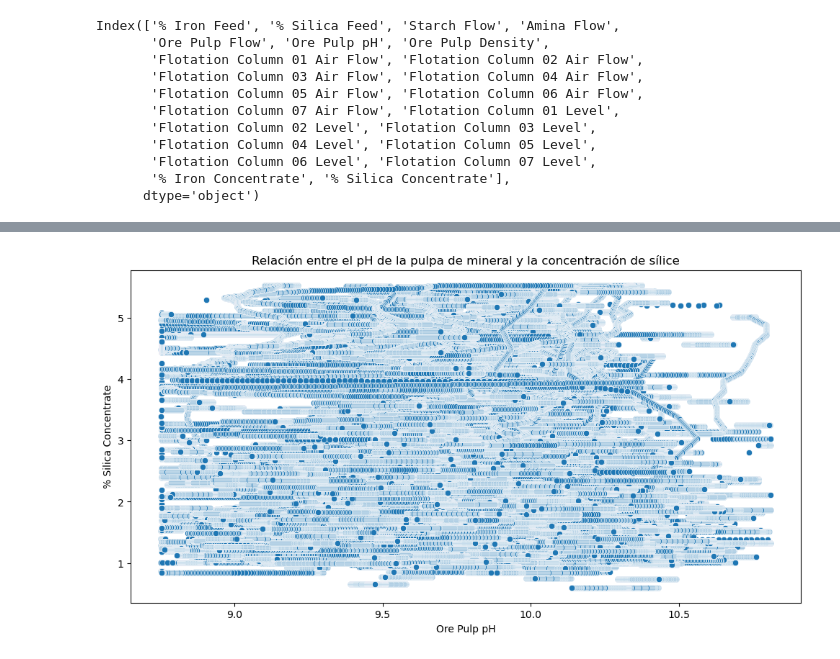
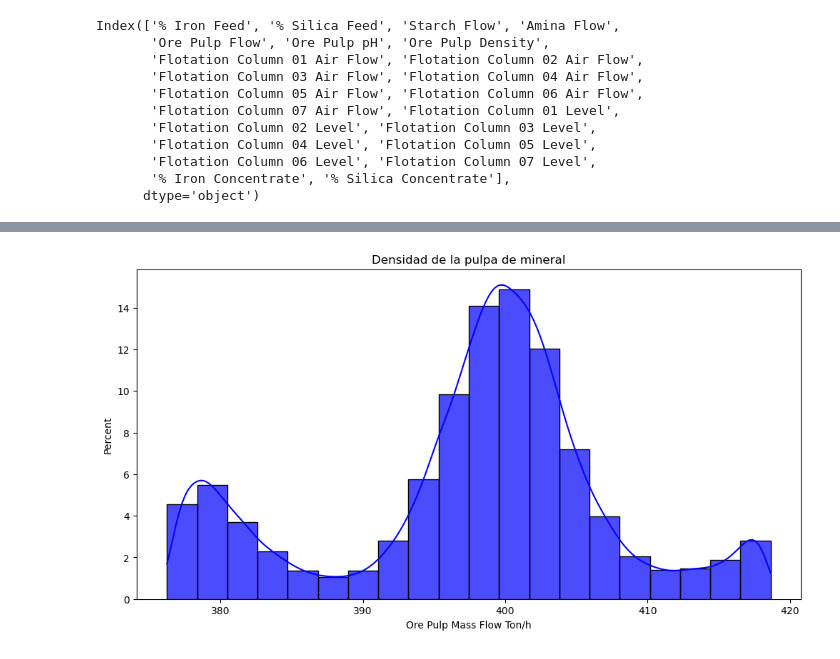
Before and after one commit to JohnLopez15/Mineria_2, a Jupyter notebook: notebook.ipynb, the cells around one changed output, grey strips where cells are left out. Saved outputs shown, nothing was run; the diff lists cells and outputs as text; code cells hidden in the pictures.

Commit message:
Se inicia el analisis de variables conjugadas, se encuentran relaciones entre ellas para elaboración de un modelo de ML

```diff
--- a/notebook.ipynb
+++ b/notebook.ipynb
@@ -66,11 +67,22 @@ columnas = ['% Iron Feed', '% Silica Feed', 'Starch Flow', 'Amina Flow',
        'Ore Pulp Flow', 'Ore Pulp pH', 'Ore Pulp Density',
        '% Iron Concentrate', '% Silica Concentrate']
 data_01 = data_01[columnas]
+columnas_nuevo_nombre = ['% Iron Feed', '% Silica Feed', 'Starch Flow m3/h', 'Amina Flow m3/h',
+       'Ore Pulp Mass Flow Ton/h', 'Ore Pulp pH', 'Ore Pulp Density kg/L',
+       '% Iron Concentrate', '% Silica Concentrate']
+data_01.columns = columnas_nuevo_nombre
 # %%
 
 data_01["Fe rise"] = (data_01["% Iron Concentrate"] - data_01["% Iron Feed"])/data_01["% Iron Feed"]
+data_01["Si fall"] = (data_01["% Silica Concentrate"] - data_01["% Silica Feed"])/data_01["% Silica Feed"]*-1
+data_01["FeSi_inicial"]= data_01["% Iron Feed"] / data_01["% Silica Feed"]
+data_01["FeSi_final"]= data_01["% Iron Concentrate"] / data_01["% Silica Concentrate"]
+data_01["FeSi_rise"] = (data_01["FeSi_final"] - data_01["FeSi_inicial"])/data_01["FeSi_inicial"]
+data_01["Starch/ore m3/ton"]= data_01["Starch Flow m3/h"] / data_01["Ore Pulp Mass Flow Ton/h"]
+data_01["Amina/ore m3/ton"]= data_01["Amina Flow m3/h"] / data_01["Ore Pulp Mass Flow Ton/h"]
+
 plt.figure(figsize=(12, 6))
-sns.heatmap(data_01.corr(), annot=True, cmap='coolwarm')
+sns.heatmap(data_01.corr(), annot=True, cmap='coolwarm',vmin=-1, vmax=1)
 plt.title('Correlación de variables')
 plt.show()
 # %% [output]
@@ -94,7 +121,12 @@ plt.show()
 # %%
 plt.figure(figsize=(12, 6))
-sns.scatterplot(data=data_01, x='Ore Pulp pH', y='% Silica Concentrate')
-plt.title('Relación entre el pH de la pulpa de mineral y la concentración de sílice')
+sns.histplot(data=data_01, x="Ore Pulp Mass Flow Ton/h", bins=sturges(data_01["Ore Pulp Mass Flow Ton/h"]), kde=True,
+             color='blue',
+             edgecolor='black',
+             linewidth=1,
+             alpha=0.7,
+             stat='percent')
+plt.title("Densidad de la pulpa de mineral")
 plt.show()
 # %% [output]
-[figure, old version]
+[figure, new version]
```
Also changed, not shown: parts of 14 cells of this notebook.
